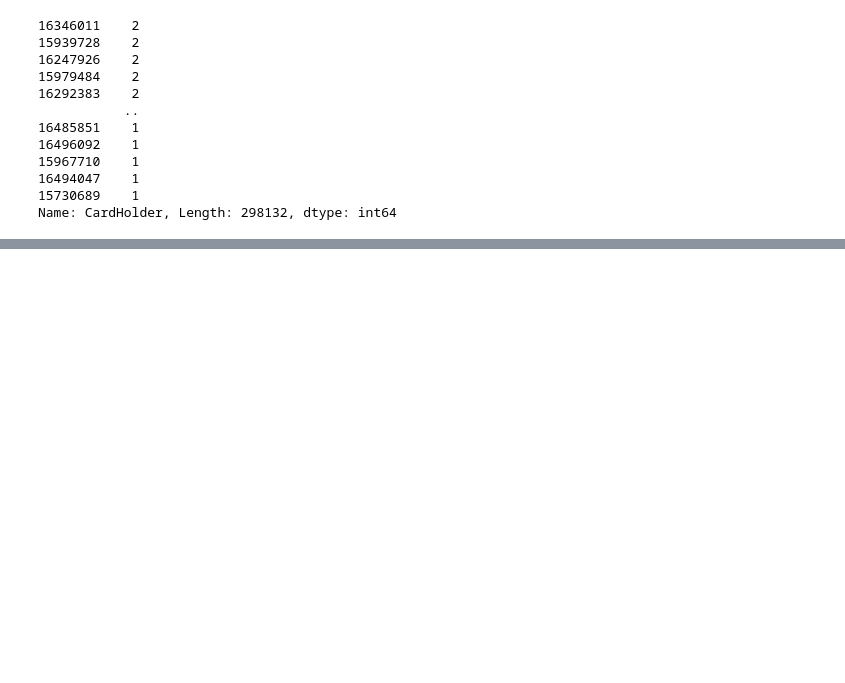
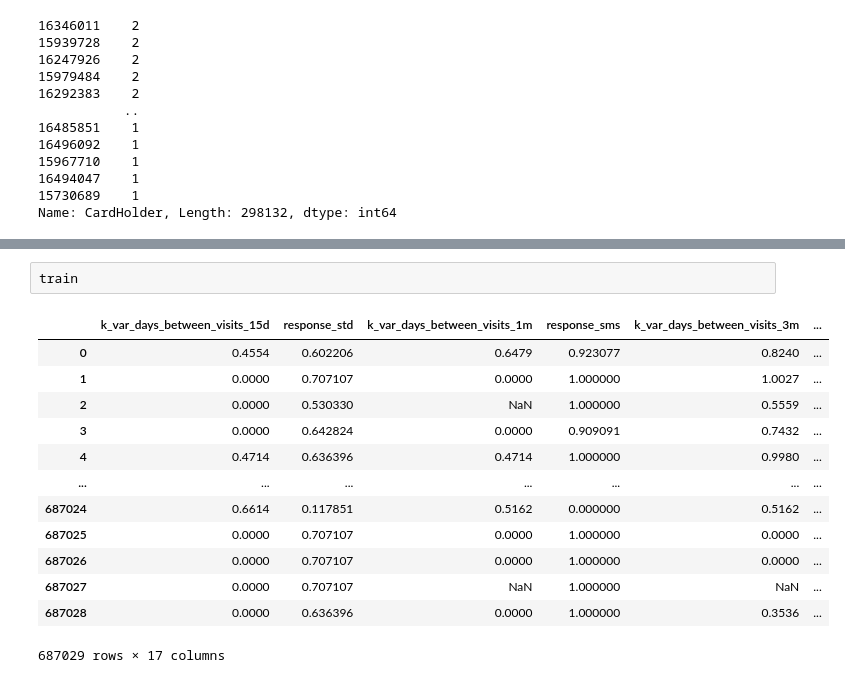
Before and after one commit to DKozl50/pluh_sms, a Jupyter notebook: experiments/day_3.ipynb, the cells around one changed output, grey strips where cells are left out. Cells and saved outputs as stored; diff of their text form; blank space fills up the shorter version.

```diff
--- a/experiments/day_3.ipynb
+++ b/experiments/day_3.ipynb
@@ -249,0 +267,16 @@ shap_values = explainer.shap_values(test[:100].values)
+# %%
+train
+# %% [output]
+|  | k_var_days_between_visits_15d | response_std | k_var_days_between_visits_1m | response_sms | k_var_days_between_visits_3m | ... |
+| 0 | 0.4554 | 0.602206 | 0.6479 | 0.923077 | 0.8240 | ... |
+| 1 | 0.0000 | 0.707107 | 0.0000 | 1.000000 | 1.0027 | ... |
+| 2 | 0.0000 | 0.530330 | NaN | 1.000000 | 0.5559 | ... |
+| 3 | 0.0000 | 0.642824 | 0.0000 | 0.909091 | 0.7432 | ... |
+| 4 | 0.4714 | 0.636396 | 0.4714 | 1.000000 | 0.9980 | ... |
+| ... | ... | ... | ... | ... | ... | ... |
+| 687024 | 0.6614 | 0.117851 | 0.5162 | 0.000000 | 0.5162 | ... |
+| 687025 | 0.0000 | 0.707107 | 0.0000 | 1.000000 | 0.0000 | ... |
+| 687026 | 0.0000 | 0.707107 | 0.0000 | 1.000000 | 0.0000 | ... |
+| 687027 | 0.0000 | 0.707107 | NaN | 1.000000 | NaN | ... |
+| 687028 | 0.0000 | 0.636396 | 0.0000 | 1.000000 | 0.3536 | ... |
+687029 rows × 17 columns
```
Also changed, not shown: parts of 13 cells of this notebook, 6 other files.
